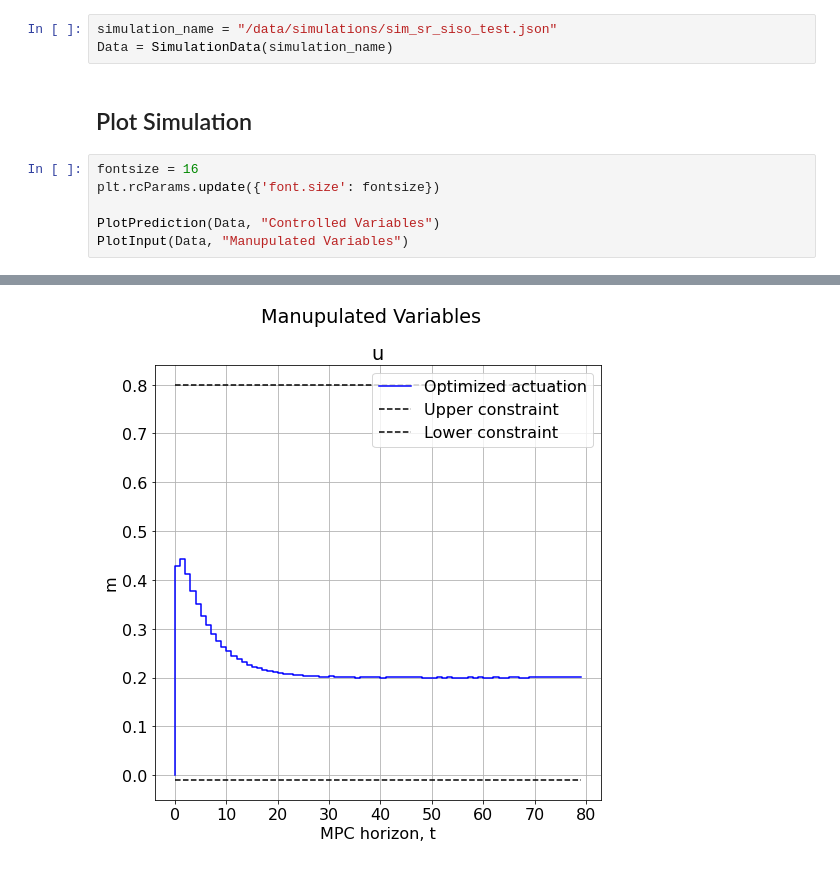
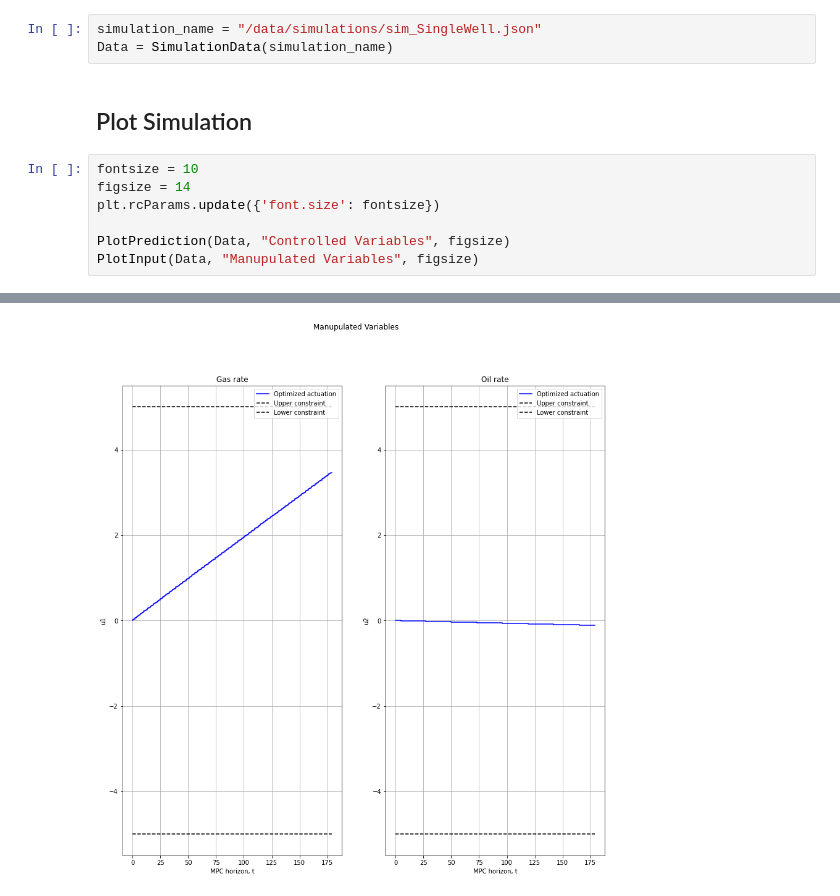
Before and after one commit to gotvinne/Light-weight-MPC, a Jupyter notebook: vis/vis.ipynb, the cells around one changed output, grey strips where cells are left out. Cells and saved outputs as stored; diff of their text form.

Commit message:
Updated visualization logic

```diff
--- a/vis/vis.ipynb
+++ b/vis/vis.ipynb
@@ -19,12 +22,13 @@ ListSimulations(SIMULATIONS_FILEPATH)
 # %%
-simulation_name = "/data/simulations/sim_sr_siso_test.json"
+simulation_name = "/data/simulations/sim_SingleWell.json"
 Data = SimulationData(simulation_name)
 # %% [markdown]
 ## Plot Simulation
 # %%
-fontsize = 16
+fontsize = 10
+figsize = 14
 plt.rcParams.update({'font.size': fontsize})
 
-PlotPrediction(Data, "Controlled Variables")
-PlotInput(Data, "Manupulated Variables")
+PlotPrediction(Data, "Controlled Variables", figsize)
+PlotInput(Data, "Manupulated Variables", figsize)
 # %% [output]
@@ -32 +36 @@ PlotInput(Data, "Manupulated Variables")
-[figure, old version]
+[figure, new version]
```
Also changed, not shown: parts of 2 cells of this notebook, 2 other files.
